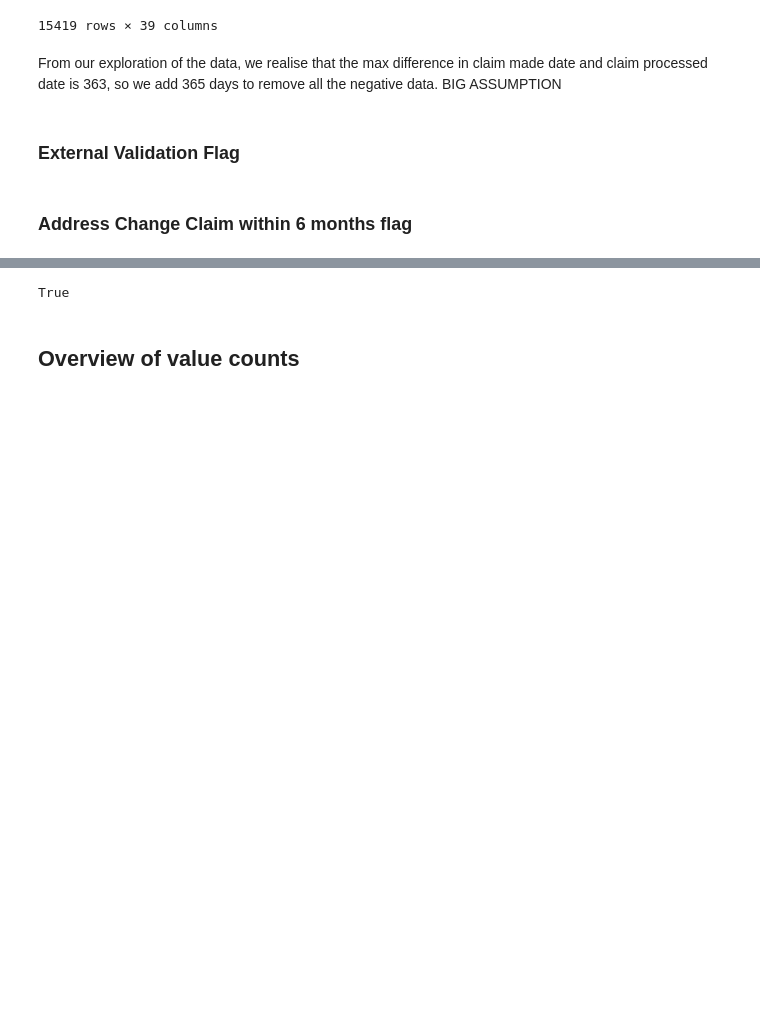
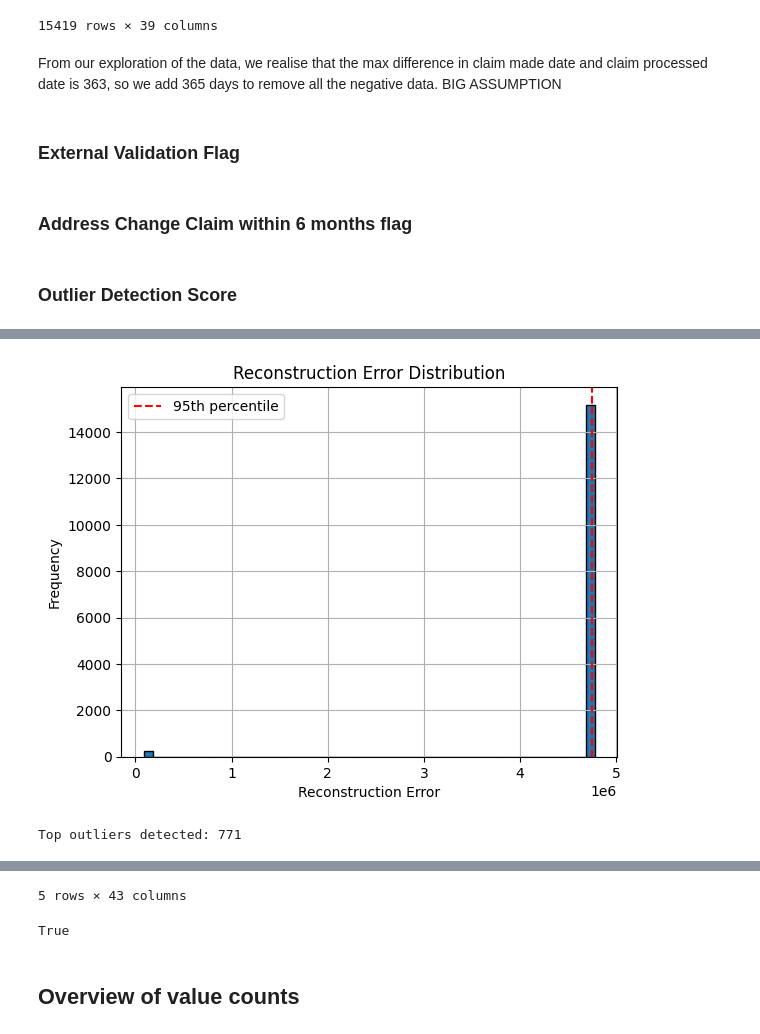
Before and after one commit to haonanah/DSA4263, a Jupyter notebook: dev_notebook_final.ipynb, the cells around one changed output, grey strips where cells are left out. Cells and saved outputs as stored; diff of their text form; code cells hidden in the pictures; blank space fills up the shorter version.

```diff
--- a/dev_notebook_final.ipynb
+++ b/dev_notebook_final.ipynb
@@ -639,3 +637,80 @@ numeric_df['AddressChangeWithinSixMonths'] = np.where(
     numeric_df['AddressChange_Claim'] == 1,
     1, 0
 )
+# %% [markdown]
+### Outlier Detection Score
+# %%
+import pandas as pd
+import numpy as np
+import torch
+import torch.nn as nn
+import torch.optim as optim
+import matplotlib.pyplot as plt
+
+# Step 1: Copy and clean data
+df = numeric_df.copy(deep=True)
+df_clean = df.drop(columns=["PolicyNumber", "FraudFound_P"])  # Drop ID and target columns
+
+# Step 2: Convert to Torch Tensor (skip scaling for binary/categorical-heavy data)
+X_tensor = torch.tensor(df_clean.values, dtype=torch.float32)
+
+# Step 3: Define Autoencoder
+class Autoencoder(nn.Module):
+    def __init__(self, input_dim):
+        super(Autoencoder, self).__init__()
+        self.encoder = nn.Sequential(
+            nn.Linear(input_dim, 16),
+            nn.ReLU(),
+            nn.Linear(16, 8),
+            nn.ReLU()
+        )
+        self.decoder = nn.Sequential(
+            nn.Linear(8, 16),
+            nn.ReLU(),
+            nn.Linear(16, input_dim)
+        )
+    def forward(self, x):
+        return self.decoder(self.encoder(x))
+
+# Step 4: Train Autoencoder
+input_dim = df_clean.shape[1]
+autoencoder = Autoencoder(input_dim)
+criterion = nn.MSELoss()
+optimizer = optim.Adam(autoencoder.parameters(), lr=0.001)
+
+print("Training autoencoder...")
+for epoch in range(50):
+    optimizer.zero_grad()
+    outputs = autoencoder(X_tensor)
+    loss = criterion(outputs, X_tensor)
+    loss.backward()
+    optimizer.step()
+    print(f"Epoch {epoch+1}: Loss = {loss.item():.4f}")
+
+# Step 5: Compute reconstruction error
+with torch.no_grad():
+    reconstructed = autoencoder(X_tensor)
+    reconstruction_error = torch.mean((X_tensor - reconstructed) ** 2, axis=1).numpy()
+
+# Step 6: Flag top 5% as outliers
+threshold = np.percentile(reconstruction_error, 95)
+is_outlier = (reconstruction_error > threshold).astype(int)
+
+# Step 7: Concat scores and flags back into numeric_df
+numeric_df["reconstruction_error"] = reconstruction_error
+numeric_df["IsOutlier"] = is_outlier
+
+# Step 8: Visualize reconstruction error
+plt.hist(reconstruction_error, bins=50, edgecolor='black')
+plt.axvline(threshold, color='red', linestyle='--', label='95th percentile')
+plt.title("Reconstruction Error Distribution")
+plt.xlabel("Reconstruction Error")
+plt.ylabel("Frequency")
+plt.legend()
+plt.grid(True)
+plt.show()
+
+# Step 9: Preview outliers
+outliers = numeric_df[numeric_df["IsOutlier"] == 1]
+print(f"Top outliers detected: {len(outliers)}")
+# %% [output]
@@ -641,0 +734,2 @@ numeric_df['AddressChangeWithinSixMonths'] = np.where(
+[figure, added]
+Top outliers detected: 771
@@ -642,3 +742,4 @@ numeric_df['AddressChangeWithinSixMonths'] = np.where(
+5 rows × 43 columns
 # %%
 # Now all values are numeric and ready for Feature Selection and future modelling
 all_numeric = all(np.issubdtype(dtype, np.number) for dtype in numeric_df.dtypes)
```
Also changed, not shown: parts of 9 cells of this notebook.
